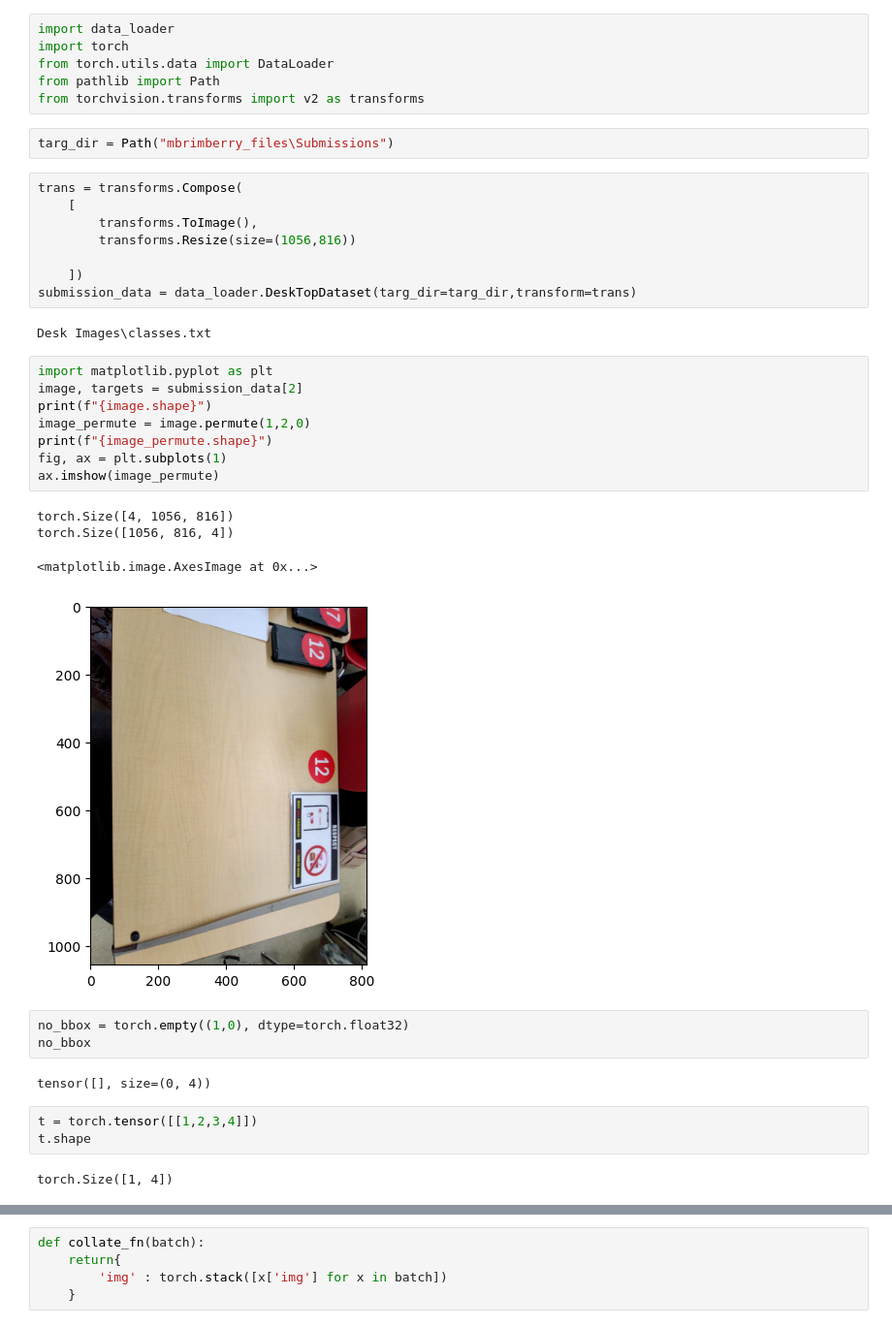
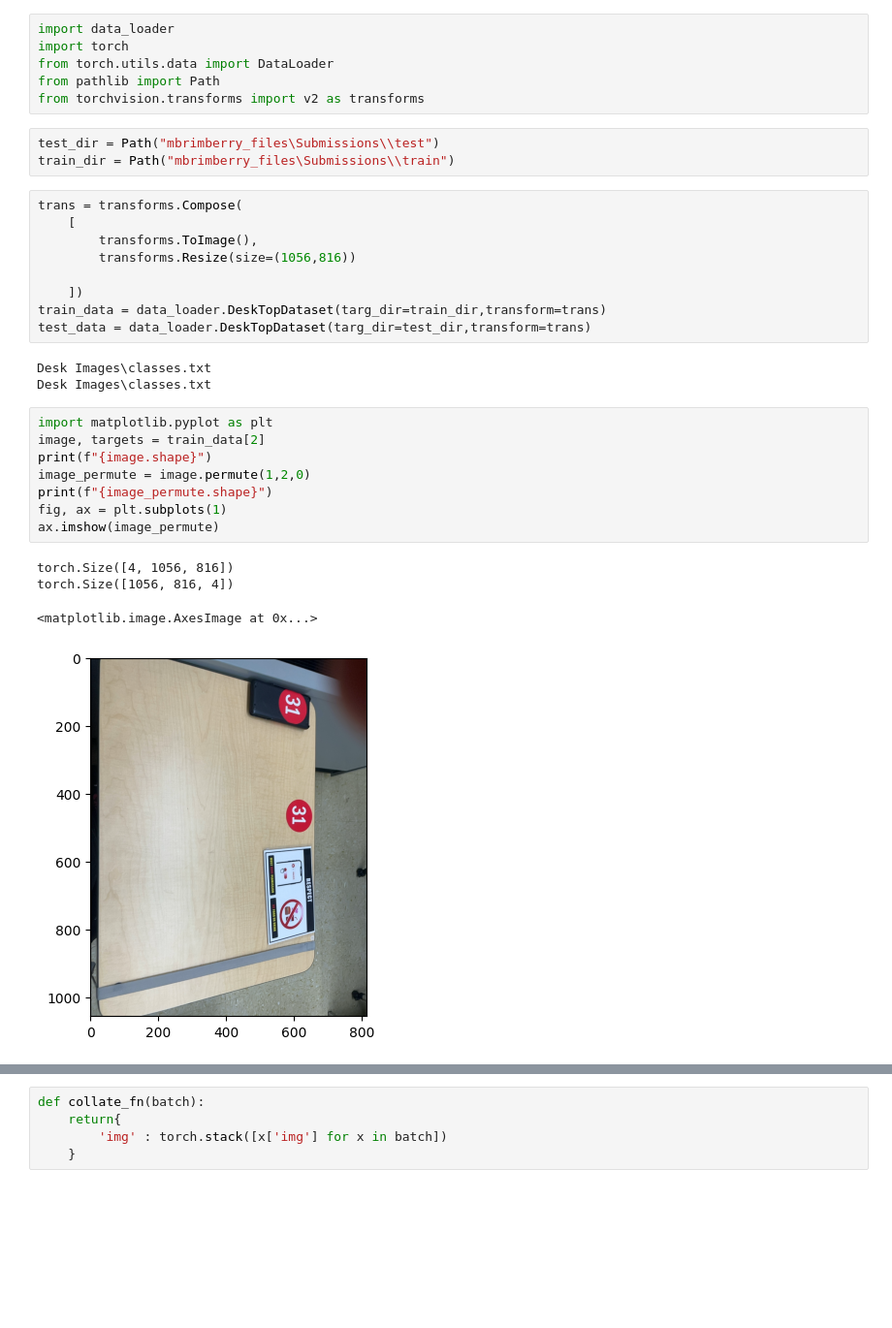
Before and after one commit to Very-Bad-Goose/Senior-Project, a Jupyter notebook: src/data_loader_main.ipynb, the cells around one changed output, grey strips where cells are left out. Shown at 97% size. Cells and saved outputs as stored; diff of their text form; blank space fills up the shorter version.

Commit message:
made data_loader_main.ipynb cleaner

```diff
--- a/src/data_loader_main.ipynb
+++ b/src/data_loader_main.ipynb
@@ -6,8 +6,9 @@ import torch
 from torch.utils.data import DataLoader
 from pathlib import Path
 from torchvision.transforms import v2 as transforms
-# %%
-targ_dir = Path("mbrimberry_files\Submissions")
+# %%
+test_dir = Path("mbrimberry_files\Submissions\\test")
+train_dir = Path("mbrimberry_files\Submissions\\train")
 # %%
 trans = transforms.Compose(
     [
@@ -15,29 +16,21 @@ trans = transforms.Compose(
         transforms.Resize(size=(1056,816))
 
     ])
-submission_data = data_loader.DeskTopDataset(targ_dir=targ_dir,transform=trans)
+train_data = data_loader.DeskTopDataset(targ_dir=train_dir,transform=trans)
+test_data = data_loader.DeskTopDataset(targ_dir=test_dir,transform=trans)
 # %% [output]
 Desk Images\classes.txt
+Desk Images\classes.txt
 # %%
 import matplotlib.pyplot as plt
-image, targets = submission_data[2]
+image, targets = train_data[2]
 print(f"{image.shape}")
 image_permute = image.permute(1,2,0)
 print(f"{image_permute.shape}")
 fig, ax = plt.subplots(1)
 ax.imshow(image_permute)
 # %% [output]
 torch.Size([4, 1056, 816])
 torch.Size([1056, 816, 4])
 <matplotlib.image.AxesImage at 0x...>
-[figure, old version]
+[figure, new version]
-# %%
-no_bbox = torch.empty((1,0), dtype=torch.float32)
-no_bbox
-# %% [output]
-tensor([], size=(0, 4))
-# %%
-t = torch.tensor([[1,2,3,4]])
-t.shape
-# %% [output]
-torch.Size([1, 4])
```
Also changed, not shown: parts of 8 cells of this notebook.
